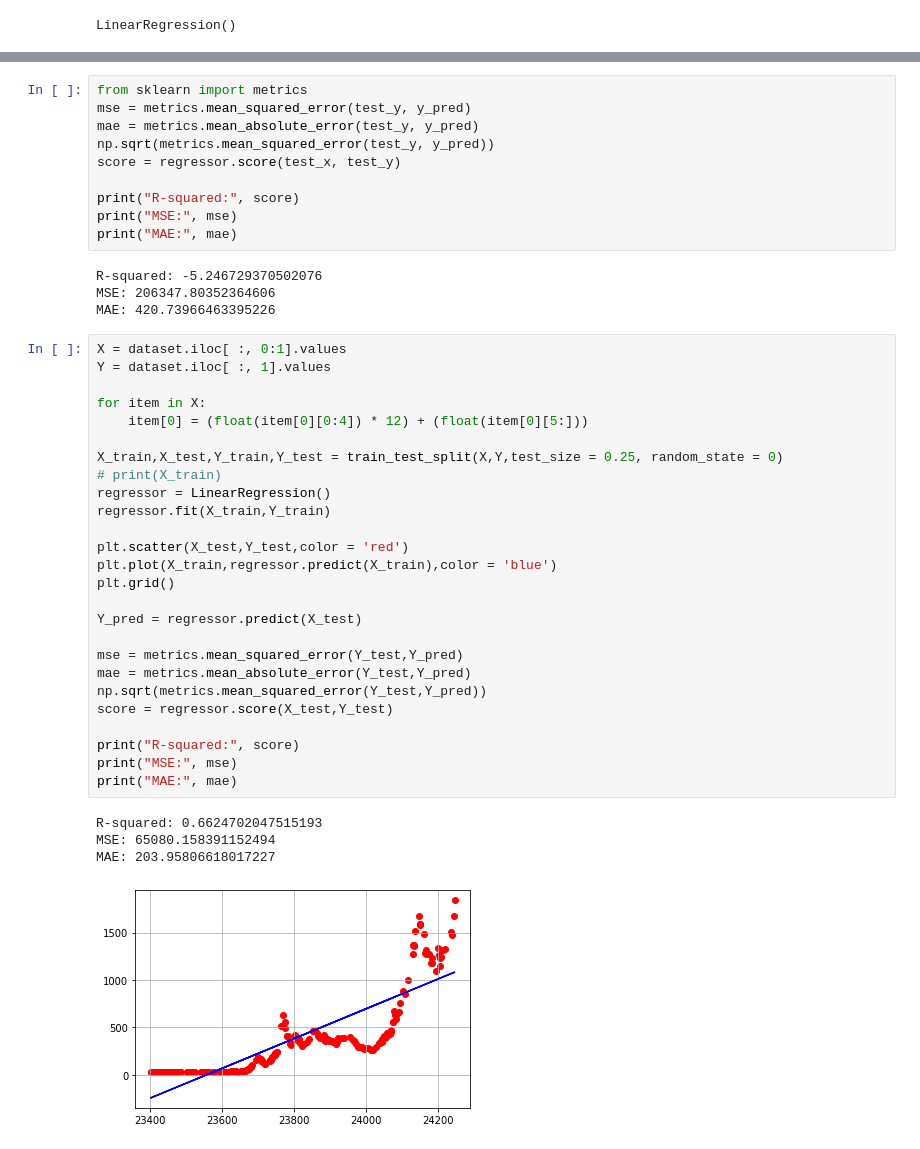
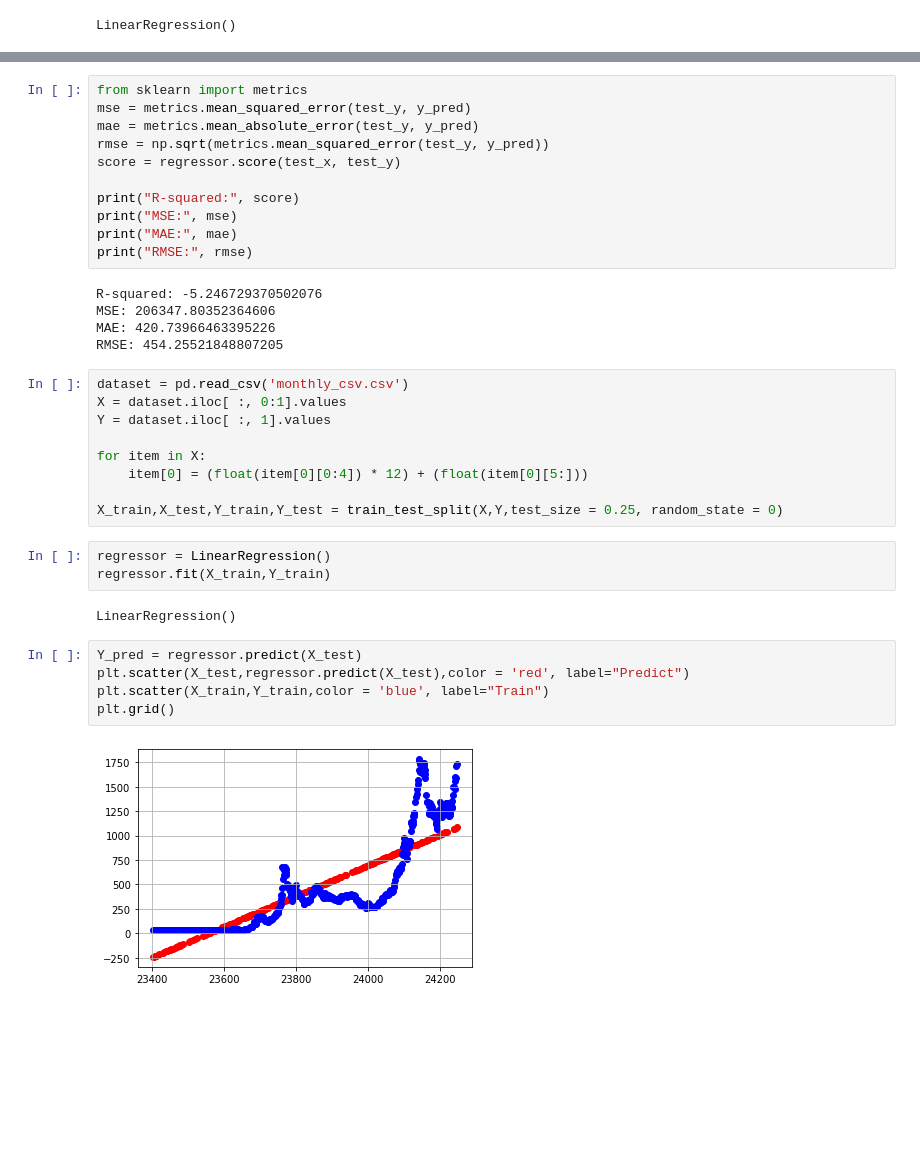
Before and after one commit to yanzkosim/FP-KK, a Jupyter notebook: LinearReg.ipynb, the cells around one changed output, grey strips where cells are left out. Drawn from its saved outputs; the diff is of its cells as text; blank space fills up the shorter version.

```diff
--- a/LinearReg.ipynb
+++ b/LinearReg.ipynb
@@ -45,44 +42,36 @@ plt.grid()
 from sklearn import metrics
 mse = metrics.mean_squared_error(test_y, y_pred)
 mae = metrics.mean_absolute_error(test_y, y_pred)
-np.sqrt(metrics.mean_squared_error(test_y, y_pred))
+rmse = np.sqrt(metrics.mean_squared_error(test_y, y_pred))
 score = regressor.score(test_x, test_y)
 
 print("R-squared:", score)
 print("MSE:", mse)
 print("MAE:", mae)
+print("RMSE:", rmse)
 # %% [output]
 R-squared: -5.246729370502076
 MSE: 206347.80352364606
 MAE: 420.73966463395226
+RMSE: 454.25521848807205
-# %%
-X = dataset.iloc[ :, 0:1].values
-Y = dataset.iloc[ :, 1].values
-
-for item in X:
-    item[0] = (float(item[0][0:4]) * 12) + (float(item[0][5:]))
-
-X_train,X_test,Y_train,Y_test = train_test_split(X,Y,test_size = 0.25, random_state = 0)
-# print(X_train)
-regressor = LinearRegression()
-regressor.fit(X_train,Y_train)
-
-plt.scatter(X_test,Y_test,color = 'red')
-plt.plot(X_train,regressor.predict(X_train),color = 'blue')
-plt.grid()
-
-Y_pred = regressor.predict(X_test)
-
-mse = metrics.mean_squared_error(Y_test,Y_pred)
-mae = metrics.mean_absolute_error(Y_test,Y_pred)
-np.sqrt(metrics.mean_squared_error(Y_test,Y_pred))
-score = regressor.score(X_test,Y_test)
-
-print("R-squared:", score)
-print("MSE:", mse)
-print("MAE:", mae)
-# %% [output]
-R-squared: 0.6624702047515193
-MSE: 65080.158391152494
-MAE: 203.95806618017227
-[figure, removed]
+# %%
+dataset = pd.read_csv('monthly_csv.csv')
+X = dataset.iloc[ :, 0:1].values
+Y = dataset.iloc[ :, 1].values
+
+for item in X:
+    item[0] = (float(item[0][0:4]) * 12) + (float(item[0][5:]))
+
+X_train,X_test,Y_train,Y_test = train_test_split(X,Y,test_size = 0.25, random_state = 0)
+# %%
+regressor = LinearRegression()
+regressor.fit(X_train,Y_train)
+# %% [output]
+LinearRegression()
+# %%
+Y_pred = regressor.predict(X_test)
+plt.scatter(X_test,regressor.predict(X_test),color = 'red', label="Predict")
+plt.scatter(X_train,Y_train,color = 'blue', label="Train")
+plt.grid()
+# %% [output]
+[figure, added]
```
Also changed, not shown: parts of 2 cells of this notebook, 2 other files.
